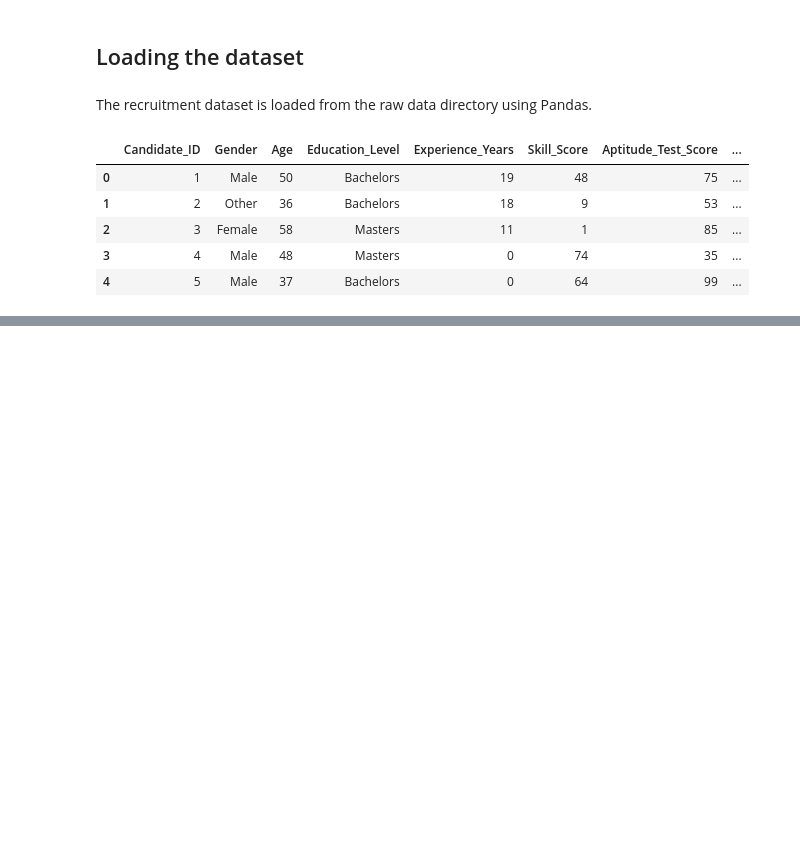
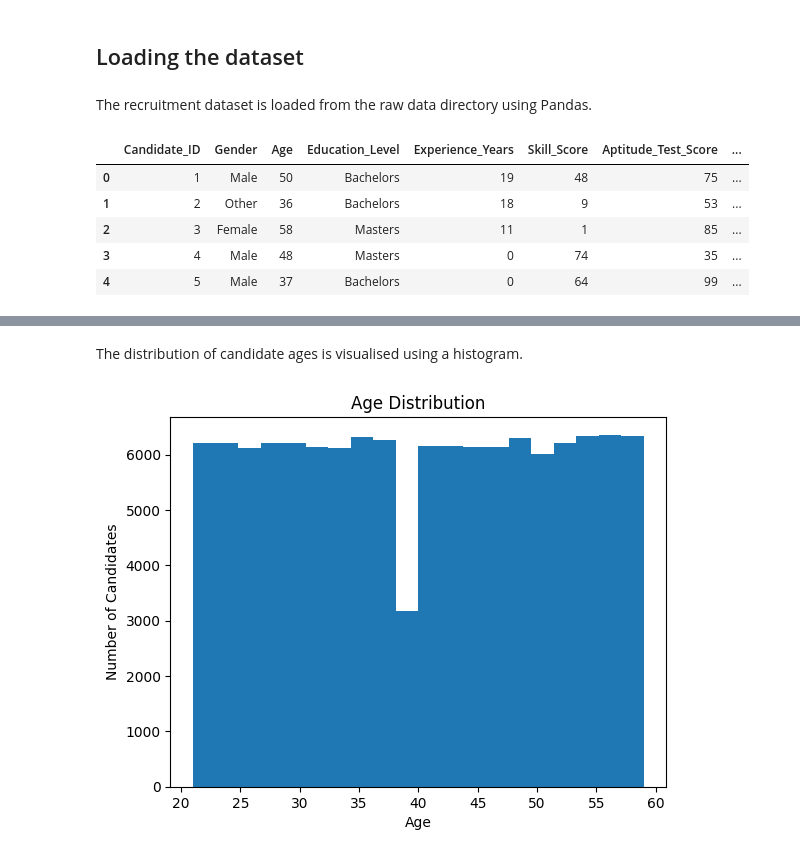
Before and after one commit to hiteshhighest/AI-Biasness, a Jupyter notebook: notebooks/01_data_exploration.ipynb, the cells around one changed output, grey strips where cells are left out. Cells and saved outputs as stored; diff of their text form; code cells hidden in the pictures; blank space fills up the shorter version.

```diff
--- a/notebooks/01_data_exploration.ipynb
+++ b/notebooks/01_data_exploration.ipynb
@@ -25,0 +166,12 @@ df.head()
+# %% [markdown]
+The distribution of candidate ages is visualised using a histogram.
+# %%
+plt.hist(df["Age"], bins=20)
+
+plt.title("Age Distribution")
+plt.xlabel("Age")
+plt.ylabel("Number of Candidates")
+
+plt.show()
+# %% [output]
+[figure, added]
```
Also changed, not shown: parts of 46 cells of this notebook, 1 other file.
